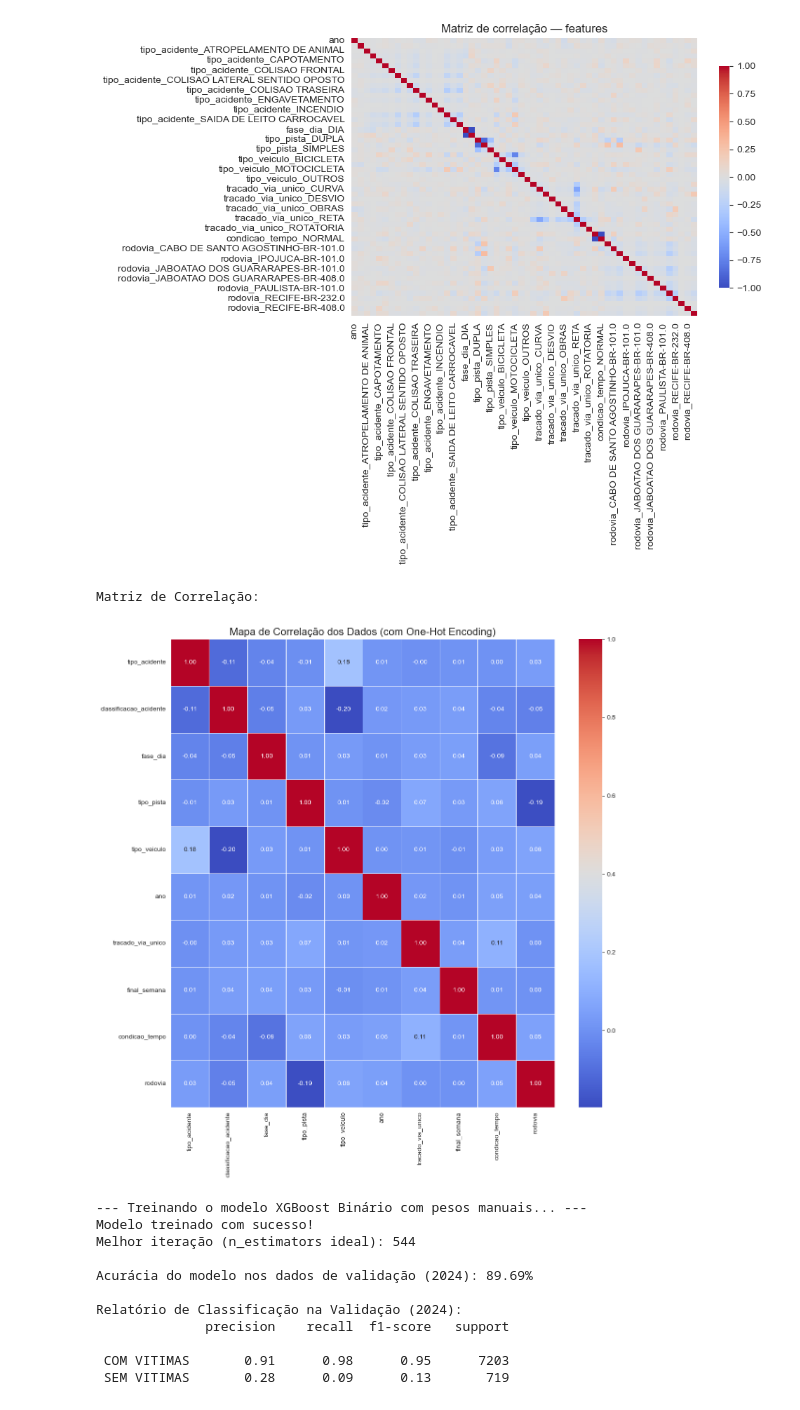
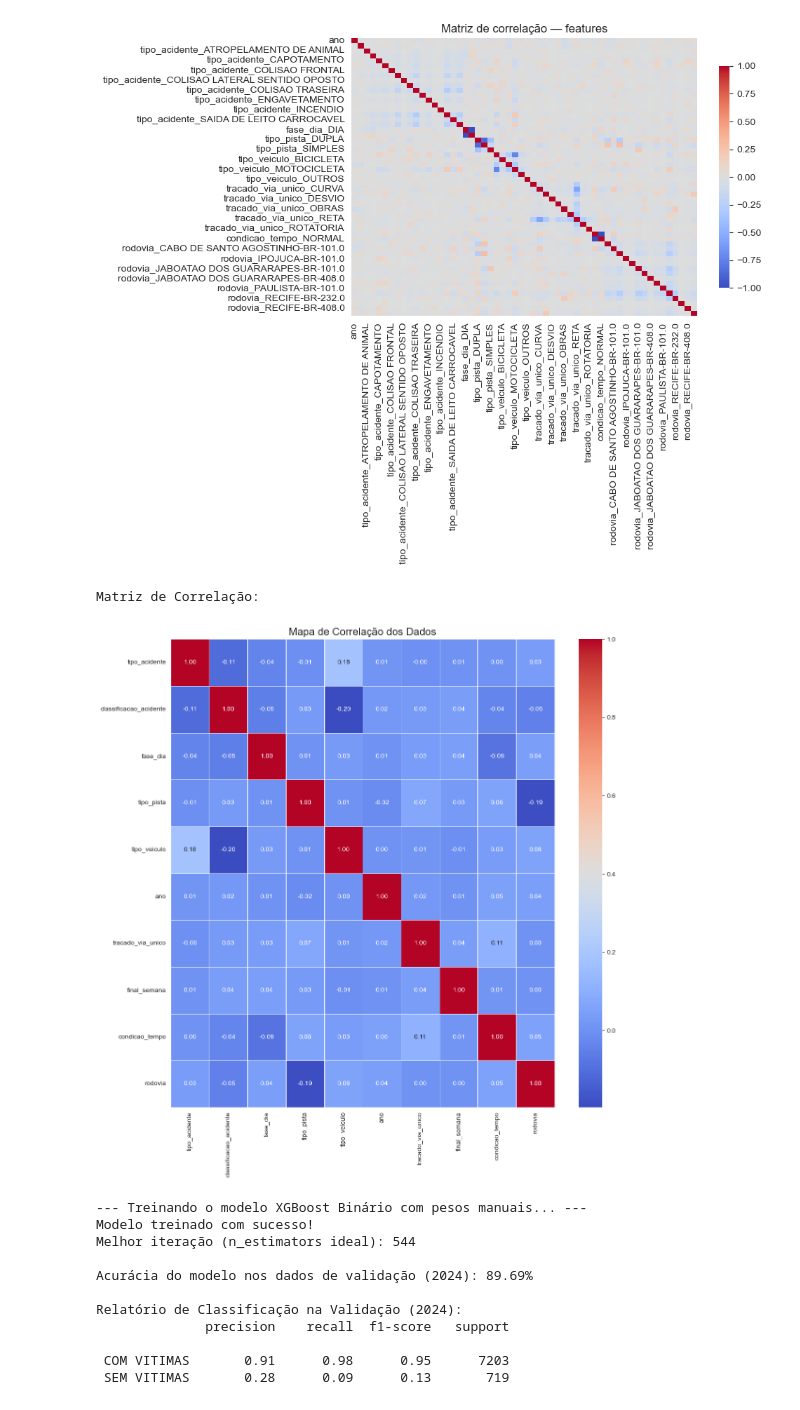
Before and after one commit to henriquecomp/tech_challenge3, a Jupyter notebook: modelo_finalizado.ipynb, the cells around one changed output. Cells and saved outputs as stored; diff of their text form; code cells hidden in the pictures.

```diff
--- a/modelo_finalizado.ipynb
+++ b/modelo_finalizado.ipynb
@@ -502,35 +502,35 @@ plt.show()
 # GRAFICO DE CORRELAÇÃO COM LABEL ENCODER
 
 df_encoded_label = df_clean.copy()
 colunas_categoricas = df_encoded_label.select_dtypes(include='object').columns
 
 # Label Encoding
 for coluna in colunas_categoricas:
     le = LabelEncoder()
     df_encoded_label[coluna] = le.fit_transform(df_encoded_label[coluna])
 
 print("\nMatriz de Correlação:")
 matriz_correlacao = df_encoded_label.corr()
 # Configurando o tamanho da figura para melhor visualização
 plt.figure(figsize=(12, 12))
 
 # Criando o heatmap da matriz de correlação
 sns.heatmap(
     matriz_correlacao,
     annot=True,
     cmap='coolwarm',
     fmt=".2f",
     linewidths=.5
 )
 
-plt.title('Mapa de Correlação dos Dados (com One-Hot Encoding)', fontsize=16)
+plt.title('Mapa de Correlação dos Dados', fontsize=16)
 plt.tight_layout()
 plt.savefig(f'grafico_label_encoder.png')
 
 plt.show()
 # %% [output]
 Matriz de Correlação:
-[figure, old version]
+[figure, new version]
 # %%
 # TREINAMENTO DO MODELO XGBoost Treino 2023 - Teste 2024
 
```
Also changed, not shown: parts of 1 cell of this notebook, 11 other files.
